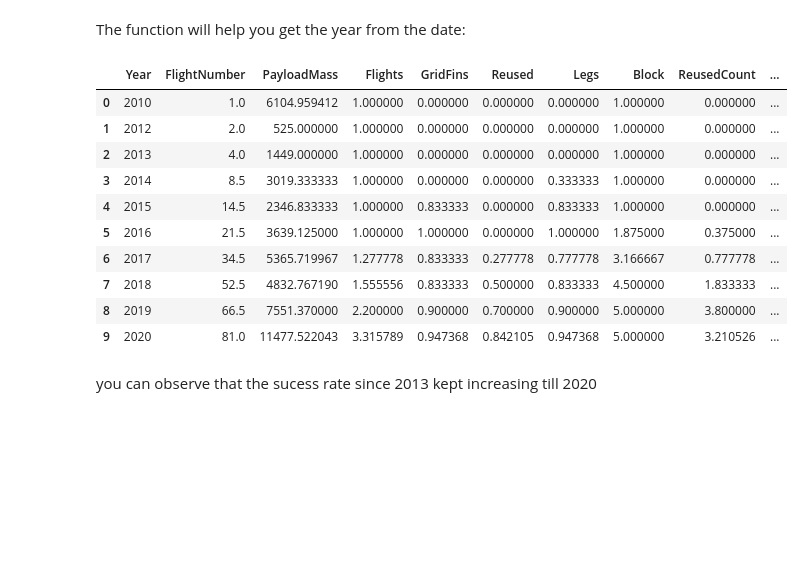
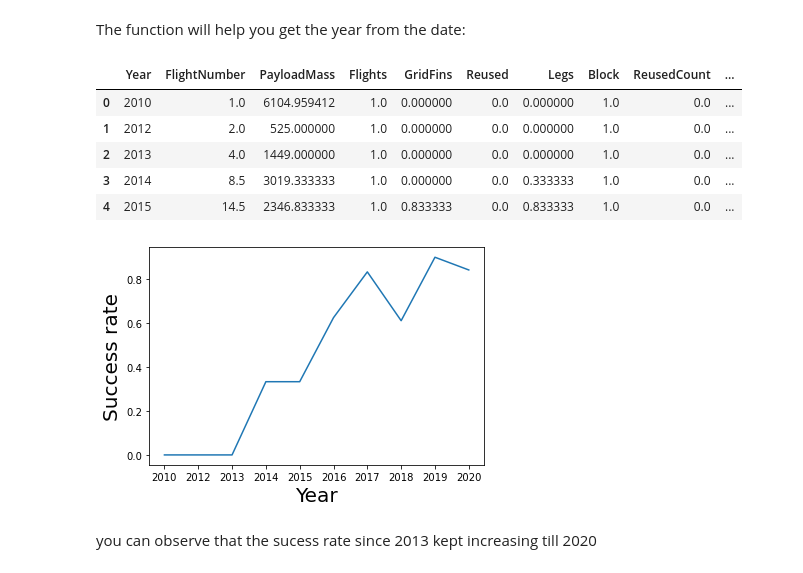
Before and after one commit to harry-z-huang/IBM-data-sci-capstone, a Jupyter notebook: exploratory data analysis with visualization.ipynb, the cells around one changed output. Saved outputs shown, nothing was run; the diff lists cells and outputs as text; code cells hidden in the pictures; blank space fills up the shorter version.

```diff
--- a/exploratory data analysis with visualization.ipynb
+++ b/exploratory data analysis with visualization.ipynb
@@ -177,24 +177,26 @@ def Extract_year(df):
 # %%
 # Plot a line chart with x axis to be the extracted year and y axis to be the success rate
 df3= df
 
 Extract_year(df)
 df3['Year']= year
 
 df3= df3.groupby('Year', as_index=False).mean()
-df3
+df3.head()
 # %% [output]
 |  | Year | FlightNumber | PayloadMass | Flights | GridFins | Reused | Legs | Block | ReusedCount | ... |
-| 0 | 2010 | 1.0 | 6104.959412 | 1.000000 | 0.000000 | 0.000000 | 0.000000 | 1.000000 | 0.000000 | ... |
-| 1 | 2012 | 2.0 | 525.000000 | 1.000000 | 0.000000 | 0.000000 | 0.000000 | 1.000000 | 0.000000 | ... |
-| 2 | 2013 | 4.0 | 1449.000000 | 1.000000 | 0.000000 | 0.000000 | 0.000000 | 1.000000 | 0.000000 | ... |
-| 3 | 2014 | 8.5 | 3019.333333 | 1.000000 | 0.000000 | 0.000000 | 0.333333 | 1.000000 | 0.000000 | ... |
-| 4 | 2015 | 14.5 | 2346.833333 | 1.000000 | 0.833333 | 0.000000 | 0.833333 | 1.000000 | 0.000000 | ... |
-| 5 | 2016 | 21.5 | 3639.125000 | 1.000000 | 1.000000 | 0.000000 | 1.000000 | 1.875000 | 0.375000 | ... |
-| 6 | 2017 | 34.5 | 5365.719967 | 1.277778 | 0.833333 | 0.277778 | 0.777778 | 3.166667 | 0.777778 | ... |
-| 7 | 2018 | 52.5 | 4832.767190 | 1.555556 | 0.833333 | 0.500000 | 0.833333 | 4.500000 | 1.833333 | ... |
-| 8 | 2019 | 66.5 | 7551.370000 | 2.200000 | 0.900000 | 0.700000 | 0.900000 | 5.000000 | 3.800000 | ... |
-| 9 | 2020 | 81.0 | 11477.522043 | 3.315789 | 0.947368 | 0.842105 | 0.947368 | 5.000000 | 3.210526 | ... |
+| 0 | 2010 | 1.0 | 6104.959412 | 1.0 | 0.000000 | 0.0 | 0.000000 | 1.0 | 0.0 | ... |
+| 1 | 2012 | 2.0 | 525.000000 | 1.0 | 0.000000 | 0.0 | 0.000000 | 1.0 | 0.0 | ... |
+| 2 | 2013 | 4.0 | 1449.000000 | 1.0 | 0.000000 | 0.0 | 0.000000 | 1.0 | 0.0 | ... |
+| 3 | 2014 | 8.5 | 3019.333333 | 1.0 | 0.000000 | 0.0 | 0.333333 | 1.0 | 0.0 | ... |
+| 4 | 2015 | 14.5 | 2346.833333 | 1.0 | 0.833333 | 0.0 | 0.833333 | 1.0 | 0.0 | ... |
+# %%
+sns.lineplot(data=df3, x="Year", y="Class")
+plt.xlabel("Year",fontsize=20)
+plt.ylabel("Success rate",fontsize=20)
+plt.show()
+# %% [output]
+[figure, added]
 # %% [markdown]
 you can observe that the sucess rate since 2013 kept increasing till 2020
 # %% [markdown]
```
Also changed, not shown: parts of 4 cells of this notebook, 5 other files.
